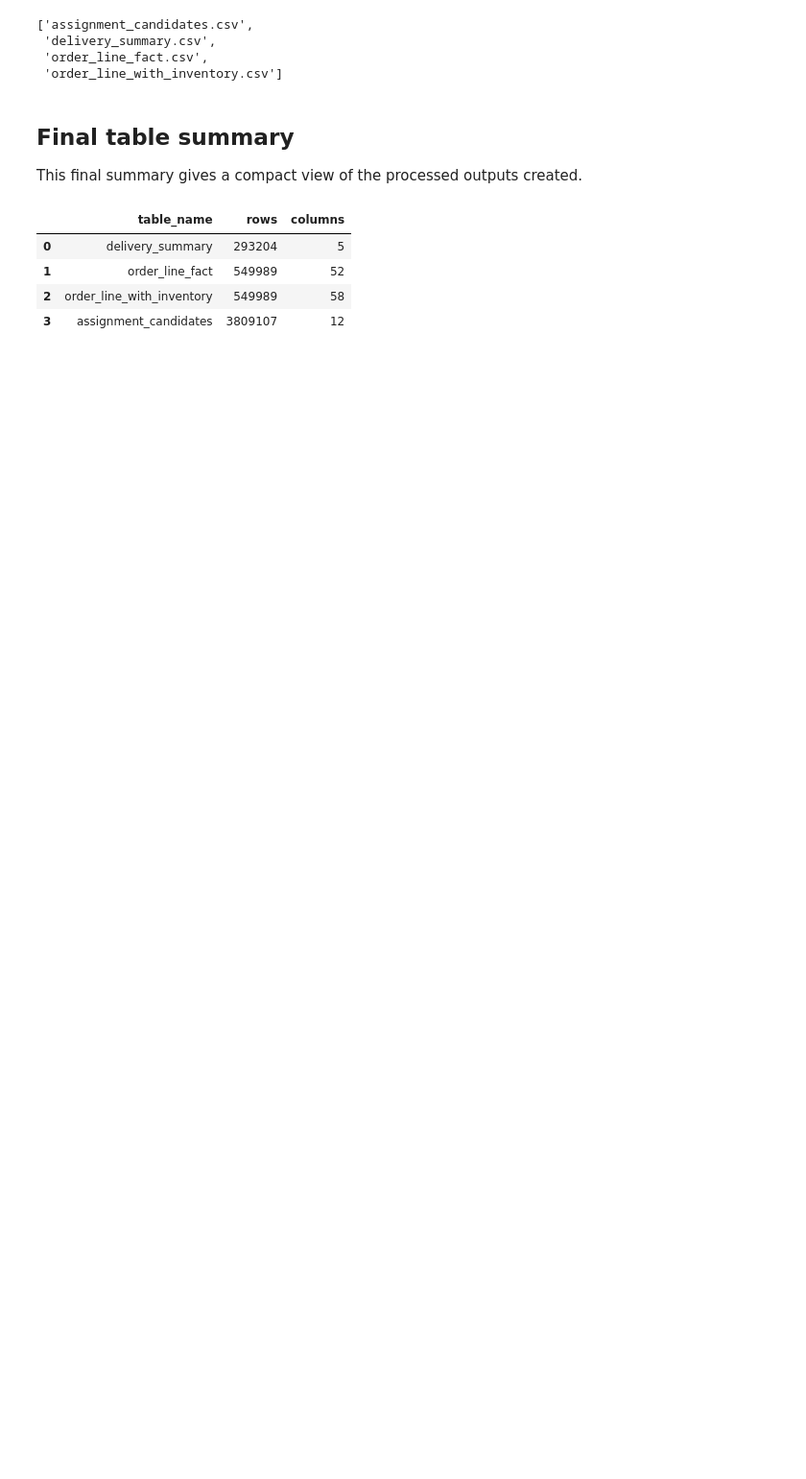
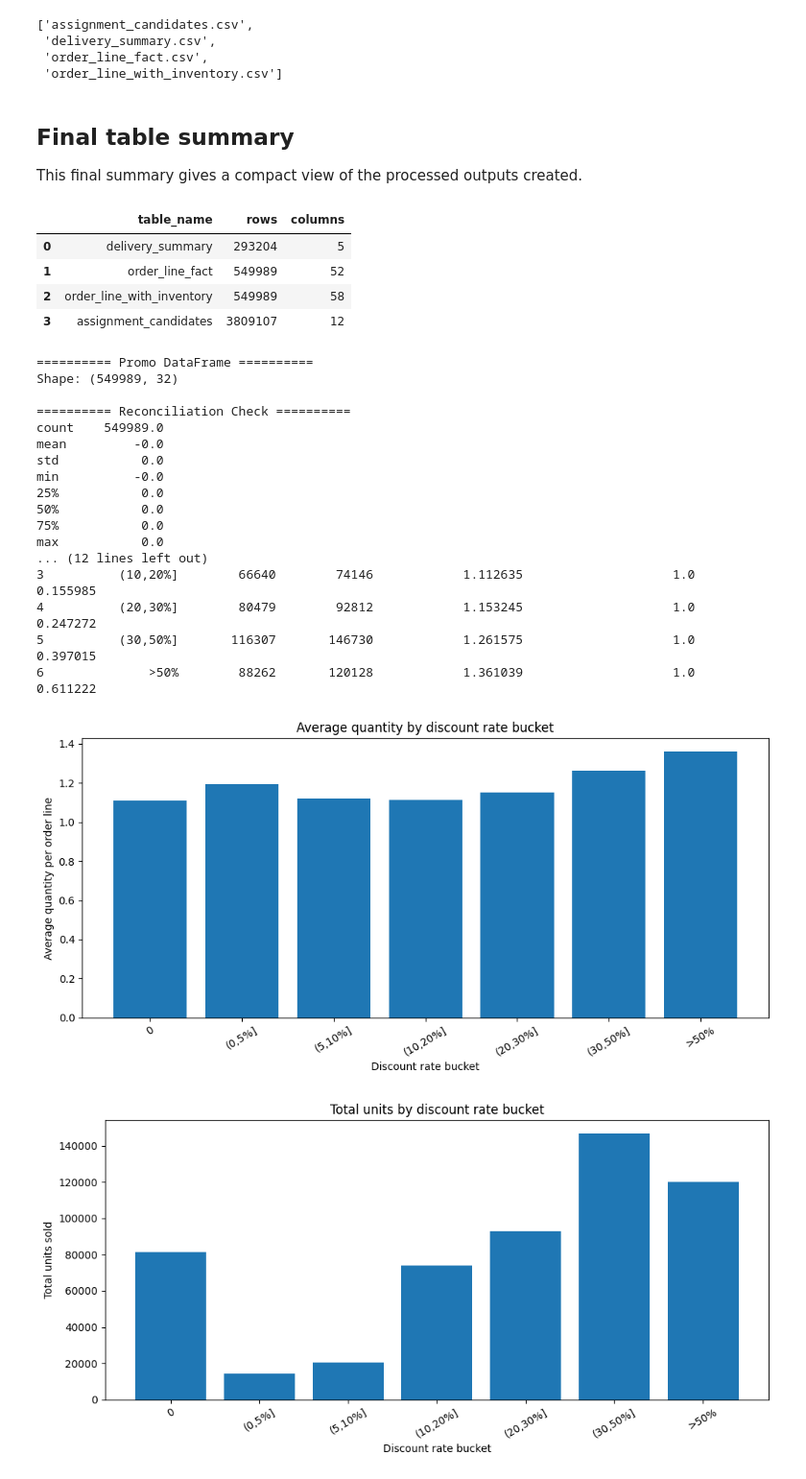
Before and after one commit to albertgaoq-creator/jd-fulfillment-optimization, a Jupyter notebook: notebooks/01_data_processing.ipynb, the cells around one changed output. Shown at 96% size. Cells and saved outputs as stored; diff of their text form; code cells hidden in the pictures; blank space fills up the shorter version.

Commit message:
update promo analysis and notebook

```diff
--- a/notebooks/01_data_processing.ipynb
+++ b/notebooks/01_data_processing.ipynb
@@ -473,0 +497,33 @@ summary_df
+# %%
+tables = load_raw_tables(RAW_DIR)
+
+orders_df = tables["orders"]
+delivery_df = tables["delivery"]
+inventory_df = tables["inventory"]
+network_df = tables["network"]
+users_df = tables["users"]
+skus_df = tables["skus"]
+# %%
+from jd_project.promo_analysis import run_promo_analysis
+
+results = run_promo_analysis(orders_df, show_plots=True, verbose=True)
+# %% [output]
+========== Promo DataFrame ==========
+Shape: (549989, 32)
+
+========== Reconciliation Check ==========
+count    549989.0
+mean         -0.0
+std           0.0
+min          -0.0
+25%           0.0
+50%           0.0
+75%           0.0
+max           0.0
+... (12 lines left out)
+3          (10,20%]        66640        74146            1.112635                    1.0           0.155985
+4          (20,30%]        80479        92812            1.153245                    1.0           0.247272
+5          (30,50%]       116307       146730            1.261575                    1.0           0.397015
+6              >50%        88262       120128            1.361039                    1.0           0.611222
+[figure, added]
+[figure, added]
```
Also changed, not shown: parts of 13 cells of this notebook, 1 other file.
